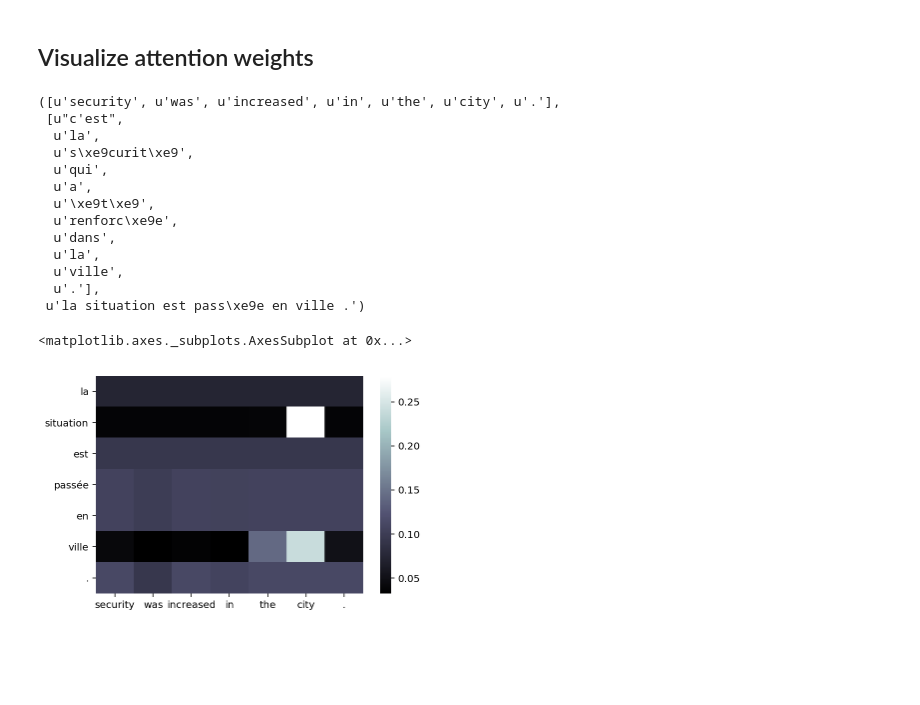
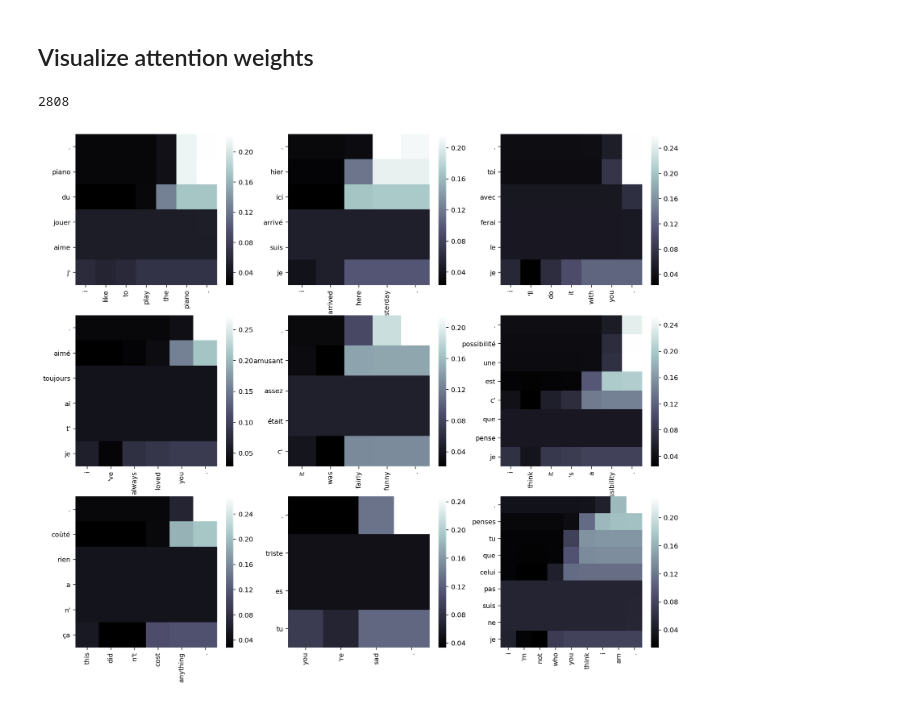
Before and after one commit to Runze/seq2seq-translation-attention, a Jupyter notebook: translate-keras.ipynb, the cells around one changed output. Saved outputs shown, nothing was run; the diff lists cells and outputs as text; code cells hidden in the pictures; blank space fills up the shorter version.

```diff
--- a/translate-keras.ipynb
+++ b/translate-keras.ipynb
@@ -824,25 +905,36 @@ compute_corpus_bleu([[detok(ref)] for ref in y_val], y_val_pred_w_attn)
 # %% [markdown]
 ## Visualize attention weights
-# %%
-i = 6
-X_val[i], y_val[i], y_val_pred_w_attn[i]
-# %% [output]
-([u'security', u'was', u'increased', u'in', u'the', u'city', u'.'],
- [u"c'est",
-  u'la',
-  u's\xe9curit\xe9',
-  u'qui',
-  u'a',
-  u'\xe9t\xe9',
-  u'renforc\xe9e',
-  u'dans',
-  u'la',
-  u'ville',
-  u'.'],
- u'la situation est pass\xe9e en ville .')
-# %%
-attn_weights_df = pd.DataFrame(np.array([a[i] for a in y_val_attn_weights])[:len(y_val_pred_w_attn[i].split()), :len(X_val[i])], columns=X_val[i], index=y_val_pred_w_attn[i].split())
-sns.heatmap(attn_weights_df, cmap='bone')
-# %% [output]
-<matplotlib.axes._subplots.AxesSubplot at 0x...>
-[figure, removed]
+# %%
+def visualize_attn_weights(input_seq, output_seq, attn_weights, ax):
+    # Remove paddings from the attention weights
+    attn_weights = attn_weights[:len(output_seq), :len(input_seq)]
+
+    # Convert into a dataframe
+    attn_weights = pd.DataFrame(attn_weights, index=output_seq, columns=input_seq)
+
+    # Visualize as a heatmap
+    fig = sns.heatmap(attn_weights[::-1], cmap='bone', ax=ax)
+    fig.set_xticklabels(fig.get_xticklabels(), rotation=90)
+    fig.set_yticklabels(fig.get_yticklabels(), rotation=0)
+    return fig
+# %%
+# For visualization purposes, select the predictions that match the truths perfectly
+ix = np.where([true == pred.split() for true, pred in zip(y_val, y_val_pred_w_attn)])[0]
+len(ix)
+# %% [output]
+2808
+# %%
+# Sample a few of them to visualize
+np.random.seed(0)
+ix_samp = np.random.choice(ix, 9, replace=False)
+# %%
+# Visualize
+fig, axes = plt.subplots(3, 3, figsize=(16, 14))
+
+for i, ax in enumerate(np.ravel(axes)):
+    input_seq = X_val[ix_samp[i]]
+    output_seq = y_val_pred_w_attn[ix_samp[i]].split()
+    attn_weights = np.array([a[ix_samp[i]] for a in y_val_attn_weights])
+    visualize_attn_weights(input_seq, output_seq, attn_weights, ax)
+# %% [output]
+[figure, added]
```
Also changed, not shown: parts of 49 cells of this notebook.
